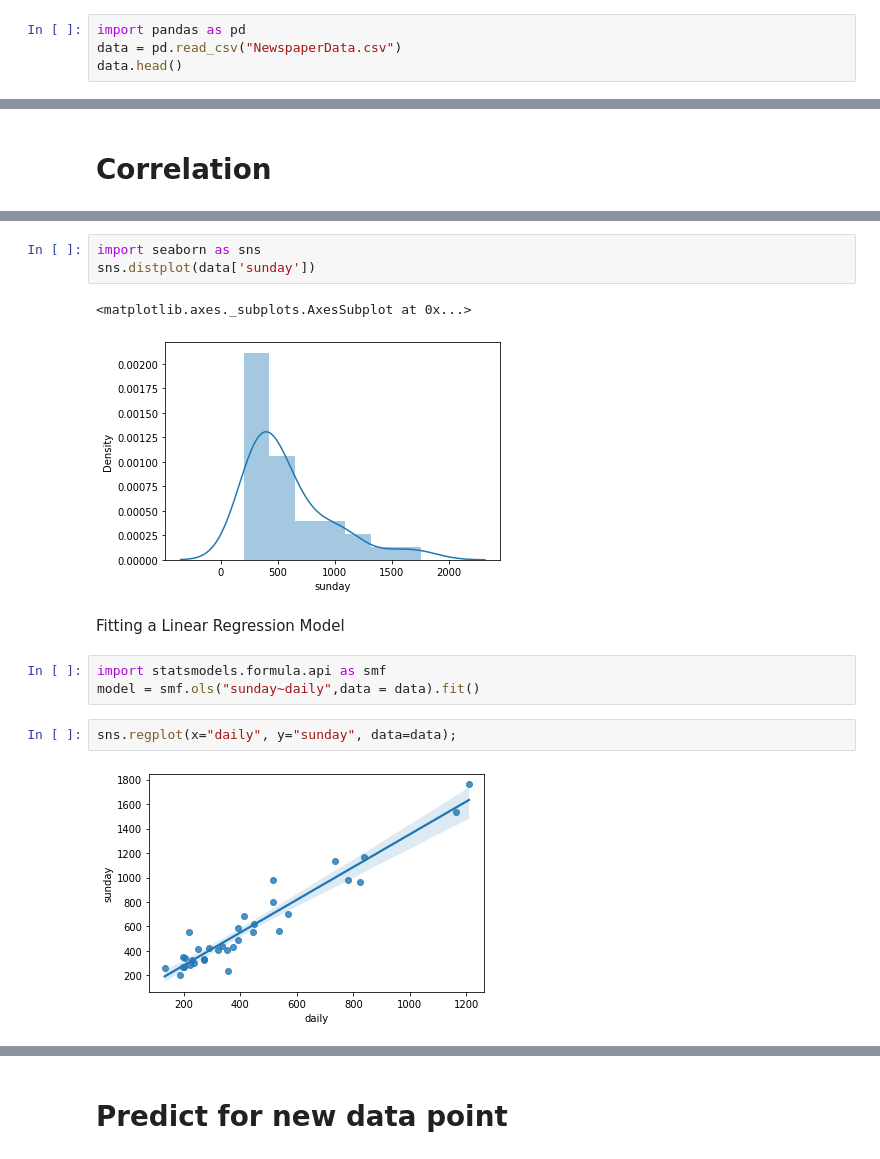
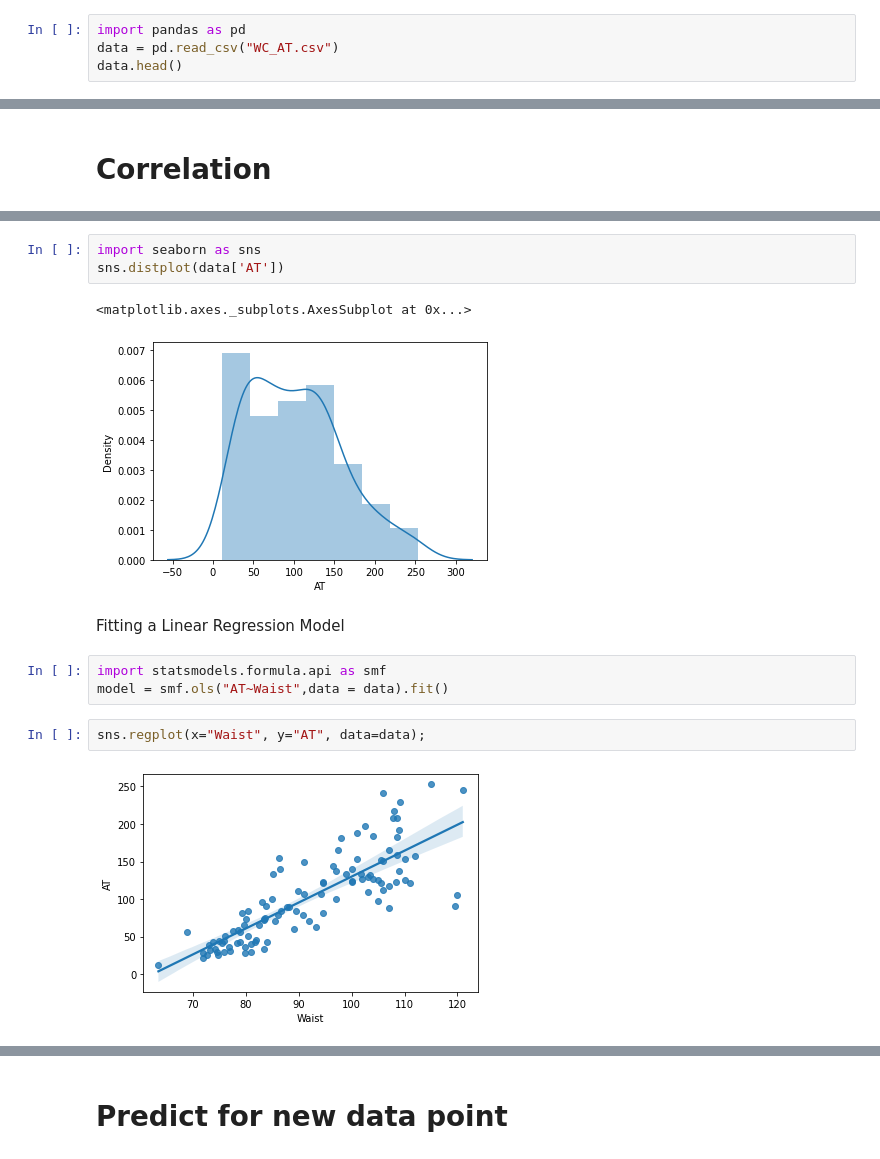
Before and after one commit to Aniketsh1996/python, a Jupyter notebook: news_paper.ipynb, the cells around one changed output, grey strips where cells are left out. Cells and saved outputs as stored; diff of their text form.

```diff
--- a/news_paper.ipynb
+++ b/news_paper.ipynb
@@ -4,6 +4,6 @@
 # Import Data Set
 # %%
 import pandas as pd
-data = pd.read_csv("NewspaperData.csv")
+data = pd.read_csv("WC_AT.csv")
 data.head()
 # %% [output]
@@ -43,18 +42,18 @@ sns.distplot(data['daily'])
 # %%
 import seaborn as sns
-sns.distplot(data['sunday'])
+sns.distplot(data['AT'])
 # %% [output]
 <matplotlib.axes._subplots.AxesSubplot at 0x...>
-[figure, old version]
+[figure, new version]
 # %% [markdown]
 Fitting a Linear Regression Model
 # %%
 import statsmodels.formula.api as smf
-model = smf.ols("sunday~daily",data = data).fit()
+model = smf.ols("AT~Waist",data = data).fit()
 # %%
-sns.regplot(x="daily", y="sunday", data=data);
+sns.regplot(x="Waist", y="AT", data=data);
 # %% [output]
-[figure, old version]
+[figure, new version]
 # %%
 #Coefficients
 model.params
```
Also changed, not shown: parts of 10 cells of this notebook.
